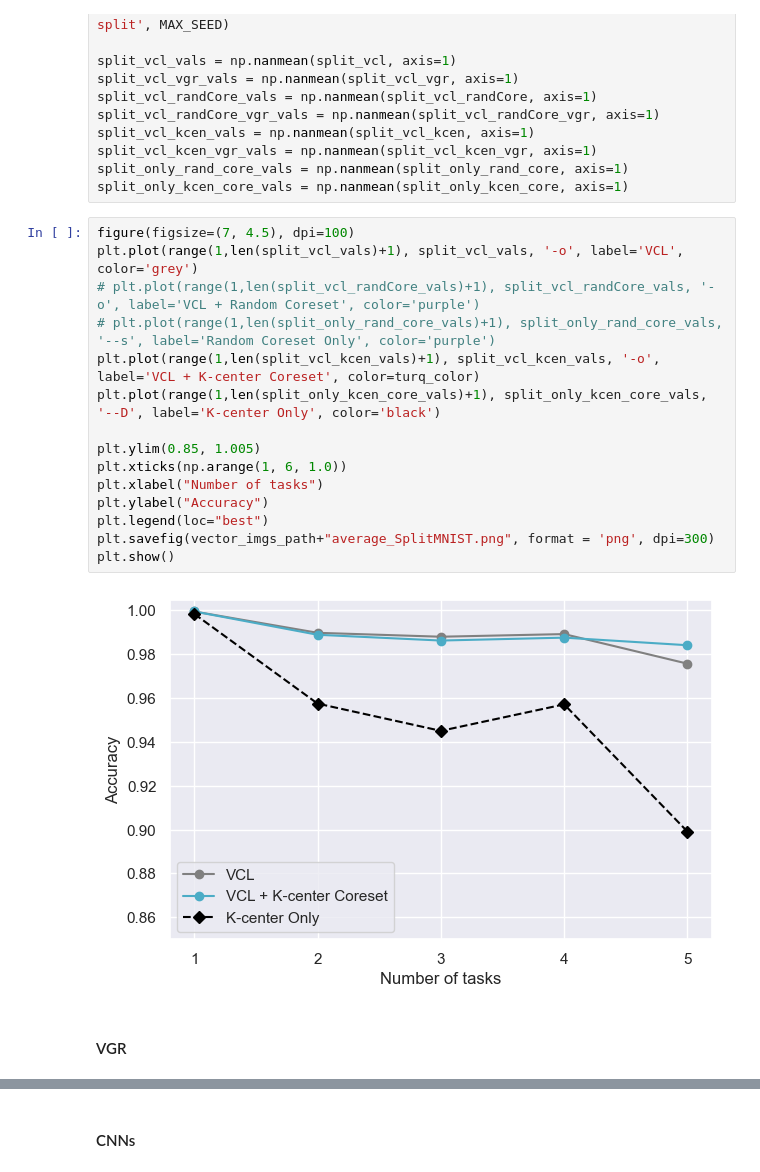
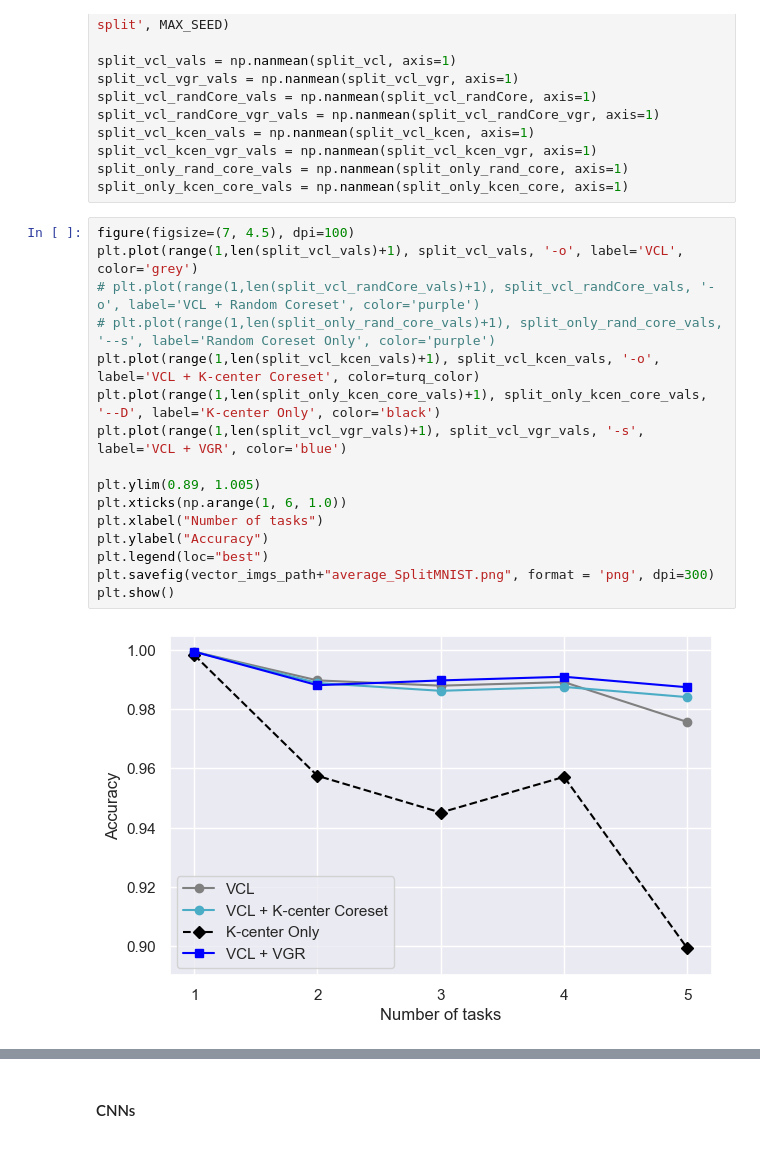
Before and after one commit to goldfarbDave/vcl, a Jupyter notebook: pytorch/plotting.ipynb, the cells around one changed output, grey strips where cells are left out. Cells and saved outputs as stored; diff of their text form.

```diff
--- a/pytorch/plotting.ipynb
+++ b/pytorch/plotting.ipynb
@@ -360,19 +360,18 @@ split_only_kcen_core_vals = np.nanmean(split_only_kcen_core, axis=1)
 # %%
 figure(figsize=(7, 4.5), dpi=100)
 plt.plot(range(1,len(split_vcl_vals)+1), split_vcl_vals, '-o', label='VCL', color='grey')
 # plt.plot(range(1,len(split_vcl_randCore_vals)+1), split_vcl_randCore_vals, '-o', label='VCL + Random Coreset', color='purple')
 # plt.plot(range(1,len(split_only_rand_core_vals)+1), split_only_rand_core_vals, '--s', label='Random Coreset Only', color='purple')
 plt.plot(range(1,len(split_vcl_kcen_vals)+1), split_vcl_kcen_vals, '-o', label='VCL + K-center Coreset', color=turq_color)
 plt.plot(range(1,len(split_only_kcen_core_vals)+1), split_only_kcen_core_vals, '--D', label='K-center Only', color='black')
+plt.plot(range(1,len(split_vcl_vgr_vals)+1), split_vcl_vgr_vals, '-s', label='VCL + VGR', color='blue')
 
-plt.ylim(0.85, 1.005)
+plt.ylim(0.89, 1.005)
 plt.xticks(np.arange(1, 6, 1.0))
 plt.xlabel("Number of tasks")
 plt.ylabel("Accuracy")
 plt.legend(loc="best")
 plt.savefig(vector_imgs_path+"average_SplitMNIST.png", format = 'png', dpi=300)
 plt.show()
 # %% [output]
-[figure, old version]
+[figure, new version]
-# %% [markdown]
-#### VGR
```
Also changed, not shown: parts of 12 cells of this notebook, 11 other files.
